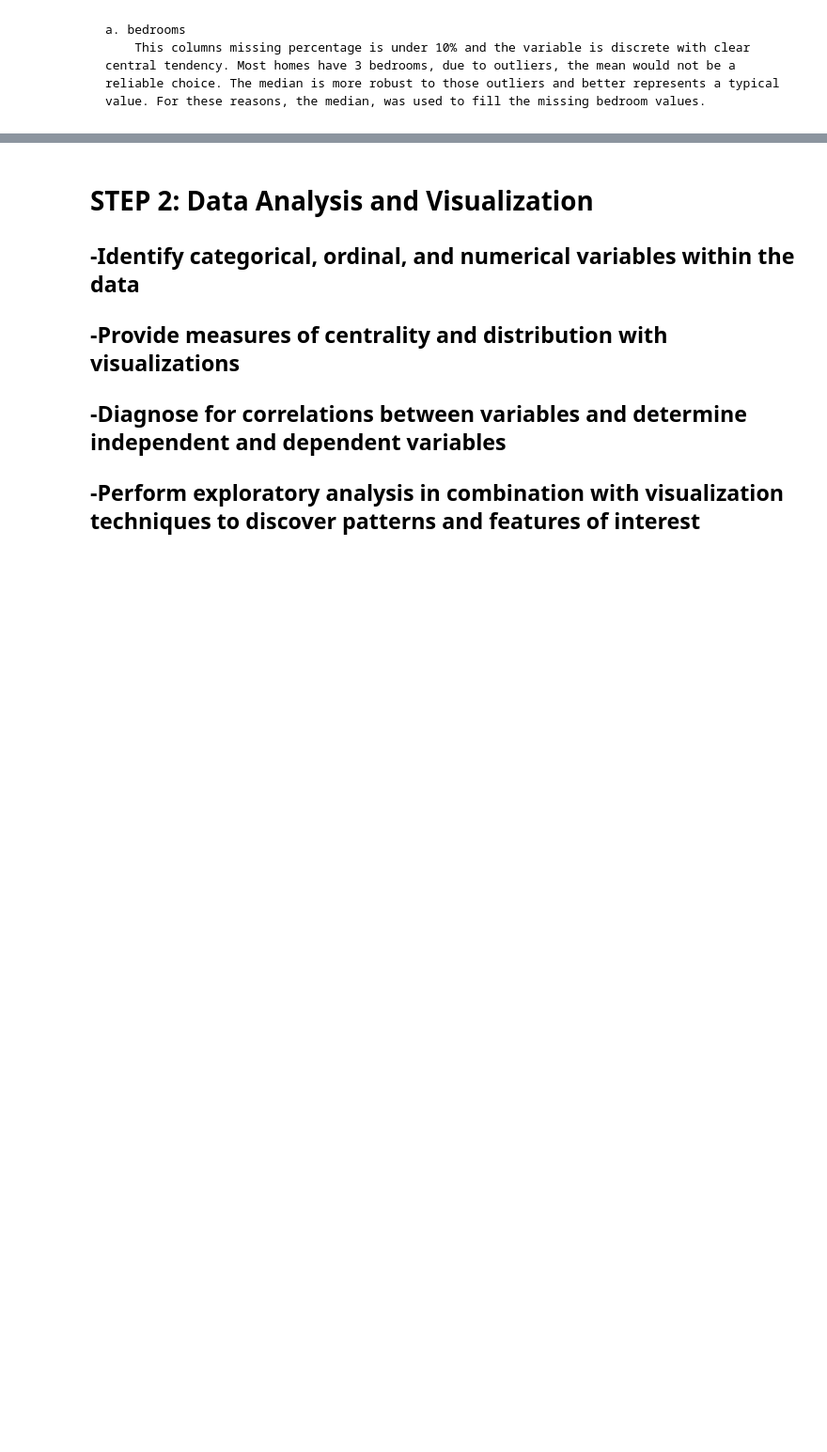
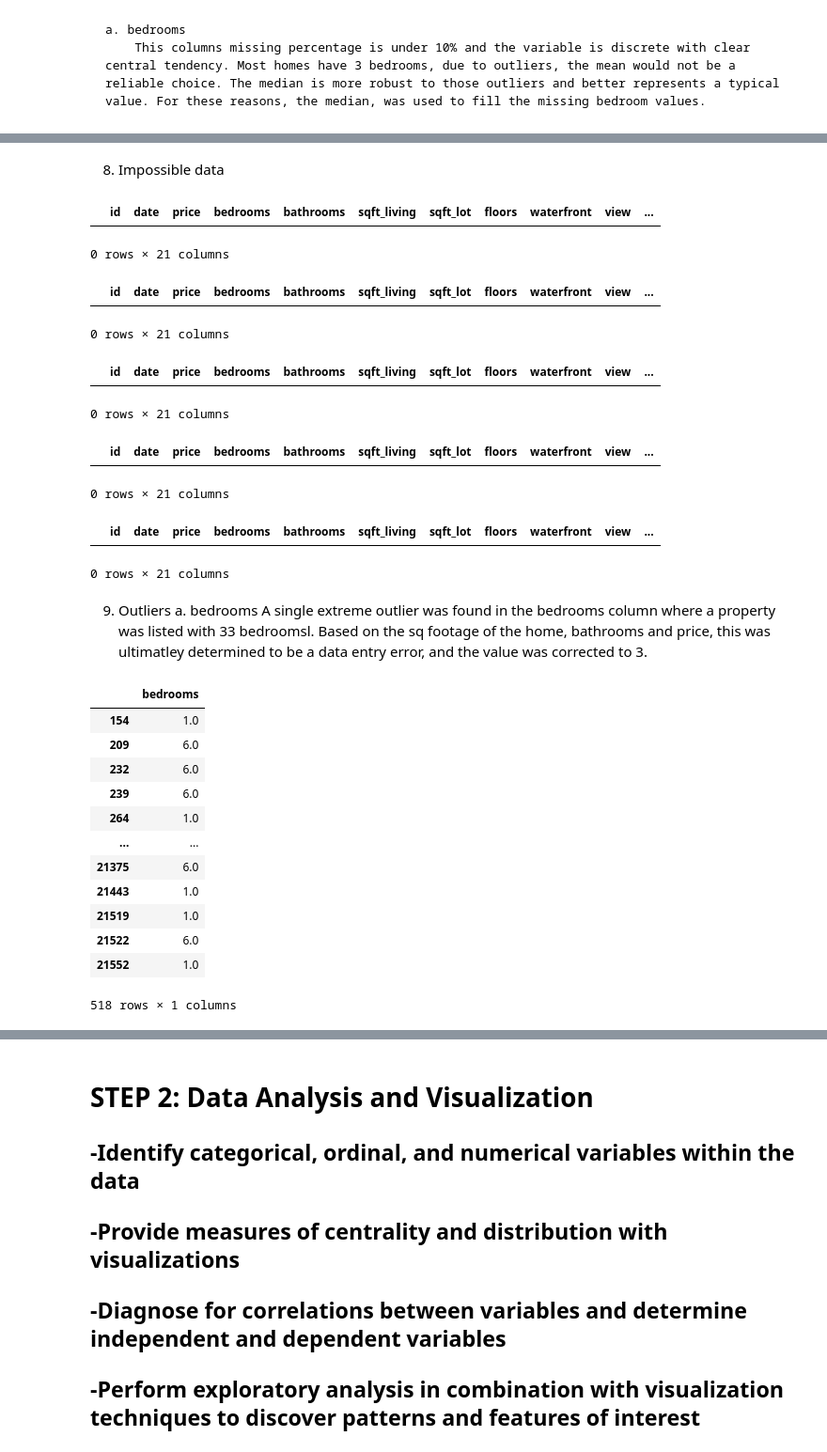
Before and after one commit to veronicarb917/ADS500B, a Jupyter notebook: ADS-500B-PROJECT.ipynb, the cells around one changed output, grey strips where cells are left out. Shown: that part at 94% size. Cells and saved outputs as stored; diff of their text form; code cells hidden in the pictures; blank space fills up the shorter version.

Commit message:
JG - clean data 11/20

```diff
--- a/ADS-500B-PROJECT.ipynb
+++ b/ADS-500B-PROJECT.ipynb
@@ -121,0 +136,2 @@ df["bedrooms"] = df["bedrooms"].fillna(df["bedrooms"].median())
+# %%
+df["bathrooms"] = df ["bathrooms"].fillna(df["bathrooms"].median())
@@ -121,0 +141,8 @@ df["bedrooms"] = df["bedrooms"].fillna(df["bedrooms"].median())
+# %%
+for b in sorted(df['bedrooms'].unique()):
+
+    mis_sq = (df['bedrooms'] == b) & (df['sqft_living'].isna())
+
+    median_sqft = df.loc[df['bedrooms'] == b, 'sqft_living'].median()
+
+    df.loc[mis_sq, 'sqft_living'] = median_sqft
@@ -121,0 +152,8 @@ df["bedrooms"] = df["bedrooms"].fillna(df["bedrooms"].median())
+# %%
+for z in sorted(df['zipcode'].unique()):
+
+    zip = (df['zipcode'] == z) & (df['sqft_lot'].isna())
+
+    median_lot = df.loc[df['zipcode'] == z, 'sqft_lot'].median()
+
+    df.loc[zip, 'sqft_lot'] = median_lot
@@ -121,0 +165,5 @@ df["bedrooms"] = df["bedrooms"].fillna(df["bedrooms"].median())
+# %%
+df['date'] = pd.to_datetime(df['date'])
+
+df['date'].head()
+df.dtypes
@@ -121,0 +194,56 @@ df["bedrooms"] = df["bedrooms"].fillna(df["bedrooms"].median())
+# %% [markdown]
+8. Impossible data
+# %%
+df[df['bedrooms'] < 0]
+# %% [output]
+|  | id | date | price | bedrooms | bathrooms | sqft_living | sqft_lot | floors | waterfront | view | ... |
+0 rows × 21 columns
+# %%
+df[df['bathrooms'] < 0]
+# %% [output]
+|  | id | date | price | bedrooms | bathrooms | sqft_living | sqft_lot | floors | waterfront | view | ... |
+0 rows × 21 columns
+# %%
+df[df['floors'] < 1]
+# %% [output]
+|  | id | date | price | bedrooms | bathrooms | sqft_living | sqft_lot | floors | waterfront | view | ... |
+0 rows × 21 columns
+# %%
+df[df['sqft_living'] <= 0]
+df[df['sqft_lot'] <= 0]
+# %% [output]
+|  | id | date | price | bedrooms | bathrooms | sqft_living | sqft_lot | floors | waterfront | view | ... |
+0 rows × 21 columns
+# %%
+df[df['price'] <= 0]
+# %% [output]
+|  | id | date | price | bedrooms | bathrooms | sqft_living | sqft_lot | floors | waterfront | view | ... |
+0 rows × 21 columns
+# %% [markdown]
+9. Outliers
+    a. bedrooms
+       A single extreme outlier was found in the bedrooms column where a property was listed with 33 bedroomsl. Based on the sq footage of the home, bathrooms and price, this was ultimatley determined to be a data entry error, and the value was corrected to 3.
+# %%
+col = 'bedrooms'
+
+Q1 = df[col].quantile(0.25)
+Q3 = df[col].quantile(0.75)
+IQR = Q3 - Q1
+lower = Q1 - 1.5 * IQR
+upper = Q3 + 1.5 * IQR
+
+df[(df[col] < lower) | (df[col] > upper)][['bedrooms']]
+# %% [output]
+|  | bedrooms |
+| 154 | 1.0 |
+| 209 | 6.0 |
+| 232 | 6.0 |
+| 239 | 6.0 |
+| 264 | 1.0 |
+| ... | ... |
+| 21375 | 6.0 |
+| 21443 | 1.0 |
+| 21519 | 1.0 |
+| 21522 | 6.0 |
+| 21552 | 1.0 |
+518 rows × 1 columns
```
Also changed, not shown: parts of 12 cells of this notebook.
